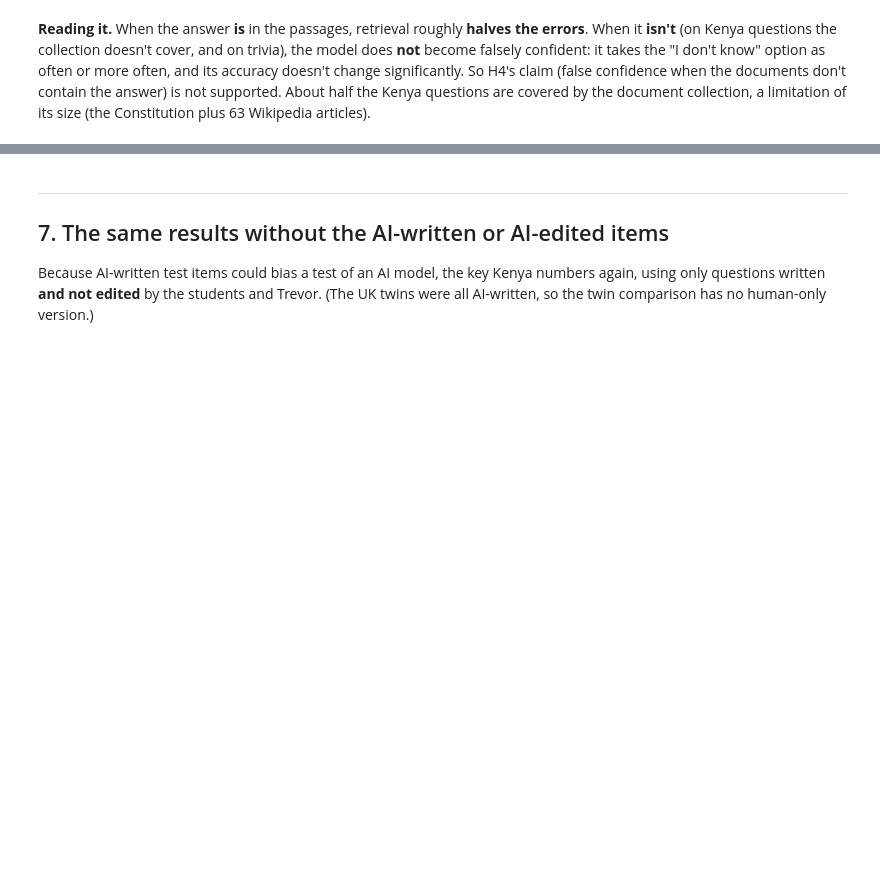
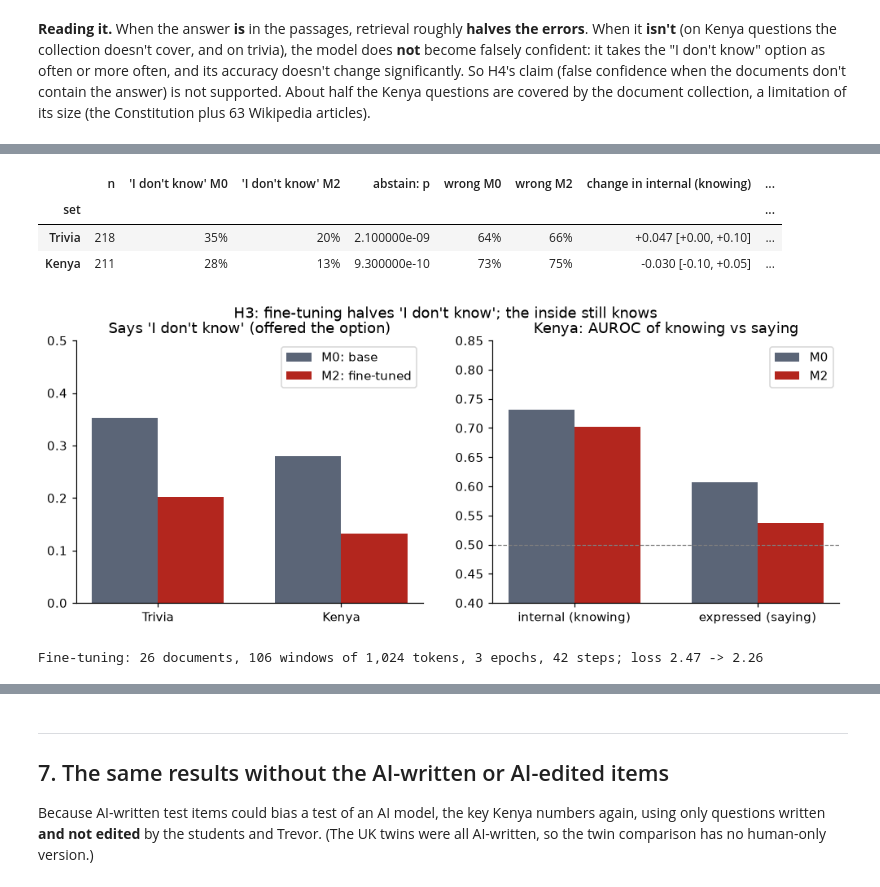
Before and after one commit to trevorblue/bluff-detector, a Jupyter notebook: notebooks/results.ipynb, the cells around one changed output, grey strips where cells are left out. Saved outputs shown, nothing was run; the diff lists cells and outputs as text; code cells hidden in the pictures; blank space fills up the shorter version.

```diff
--- a/notebooks/results.ipynb
+++ b/notebooks/results.ipynb
@@ -401,0 +411,58 @@ document collection, a limitation of its size (the Constitution plus 63 Wikipedi
+# %%
+cmp2 = Path("reports/compare/m0_base__vs__m2_qlora.json")
+if not cmp2.exists():
+    print("M2 results not available yet.")
+else:
+    C2 = json.loads(cmp2.read_text())["sets"]
+    pct = lambda x: f"{100 * x:.0f}%"  # noqa: E731
+    fmt = lambda d: f"{d['point']:+.3f} [{d['lo']:+.2f}, {d['hi']:+.2f}]"  # noqa: E731
+    rows = []
+    for key, label in [("trivia_test", "Trivia"), ("kenya", "Kenya")]:
+        v = C2[key]
+        rows.append({"set": label, "n": v["n"],
+                     "'I don't know' M0": pct(v["abstain_rate"]["a"]),
+                     "'I don't know' M2": pct(v["abstain_rate"]["b"]),
+                     "abstain: p": float(f"{v['mcnemar_abstain']['p_value']:.2g}"),
+                     "wrong M0": pct(v["wrong_rate"]["a"]), "wrong M2": pct(v["wrong_rate"]["b"]),
+                     "change in internal (knowing)": fmt(v["delta_internal"]),
+                     "change in expressed (saying)": fmt(v["delta_expressed"]),
+                     "change in gap": fmt(v["delta_gap"])})
+    display(pd.DataFrame(rows).set_index("set"))
+
+    M2 = json.loads(Path("reports/m2_qlora/metrics.json").read_text())["abstention"]
+    fig, (a1, a2) = plt.subplots(1, 2, figsize=(11, 3.8))
+    x = np.arange(2)
+    a1.bar(x - 0.18, [C2[k]["abstain_rate"]["a"] for k in ("trivia_test", "kenya")], 0.36,
+           color=C["trivia"], label="M0: base")
+    a1.bar(x + 0.18, [C2[k]["abstain_rate"]["b"] for k in ("trivia_test", "kenya")], 0.36,
+           color=C["bad"], label="M2: fine-tuned")
+    a1.set_xticks(x, ["Trivia", "Kenya"])
+    a1.set_ylim(0, 0.5)
+    a1.set_title("Says 'I don't know' (offered the option)")
+    a1.legend()
+    labels = ["internal (knowing)", "expressed (saying)"]
+    keys = ["internal_detection", "expressed_detection"]
+    a2.bar(x - 0.18, [A["kenya"][k]["point"] for k in keys], 0.36, color=C["trivia"], label="M0")
+    a2.bar(x + 0.18, [M2["kenya"][k]["point"] for k in keys], 0.36, color=C["bad"], label="M2")
+    a2.axhline(0.5, ls="--", lw=0.8, color="grey")
+    a2.set_xticks(x, labels)
+    a2.set_ylim(0.4, 0.85)
+    a2.set_title("Kenya: AUROC of knowing vs saying")
+    a2.legend()
+    fig.suptitle("H3: fine-tuning halves 'I don't know'; the inside still knows")
+    save(fig, "h3_finetuning")
+    plt.show()
+
+    log_path = Path("reports/m2_qlora/training_log.json")
+    if log_path.exists():
+        t = json.loads(log_path.read_text())
+        print(f"Fine-tuning: {t['documents']} documents, {t['windows']} windows of 1,024 tokens, "
+              f"{t['epochs']} epochs, {t['steps']} steps; loss {t['loss_per_step'][0]:.2f} -> "
+              f"{t['loss_per_step'][-1]:.2f}")
+# %% [output]
+|  | n | 'I don't know' M0 | 'I don't know' M2 | abstain: p | wrong M0 | wrong M2 | change in internal (knowing) | ... |
+| set |  |  |  |  |  |  |  | ... |
+| Trivia | 218 | 35% | 20% | 2.100000e-09 | 64% | 66% | +0.047 [+0.00, +0.10] | ... |
+| Kenya | 211 | 28% | 13% | 9.300000e-10 | 73% | 75% | -0.030 [-0.10, +0.05] | ... |
+[figure, added]
+Fine-tuning: 26 documents, 106 windows of 1,024 tokens, 3 epochs, 42 steps; loss 2.47 -> 2.26
```
Also changed, not shown: parts of 4 cells of this notebook, 21 other files.
